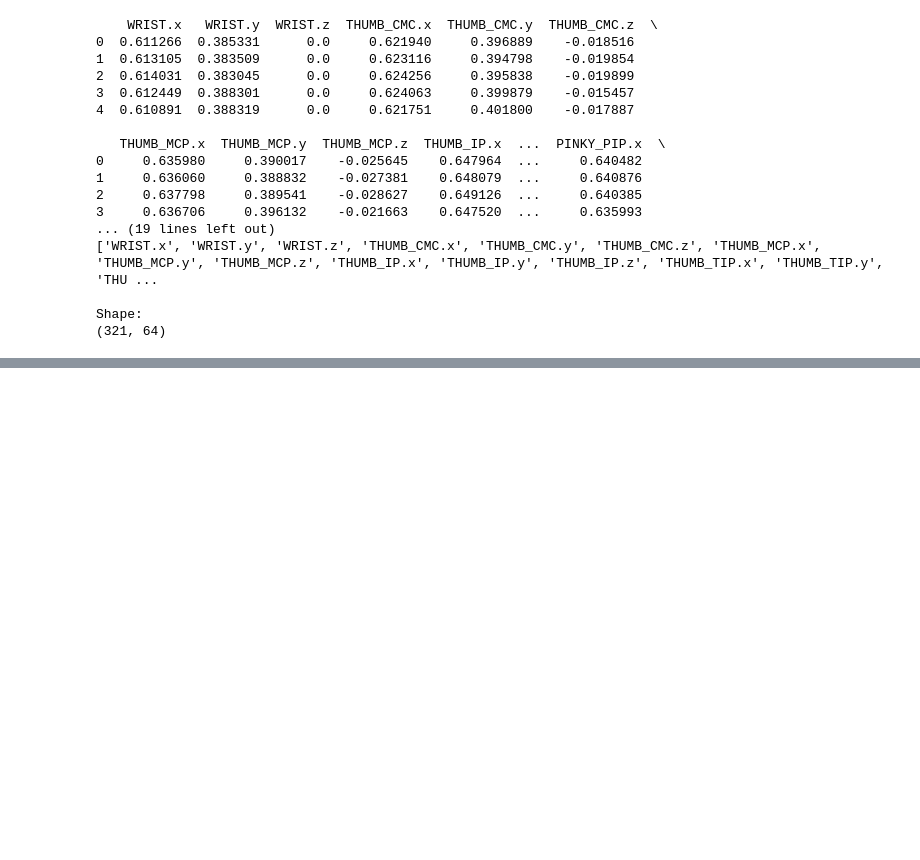
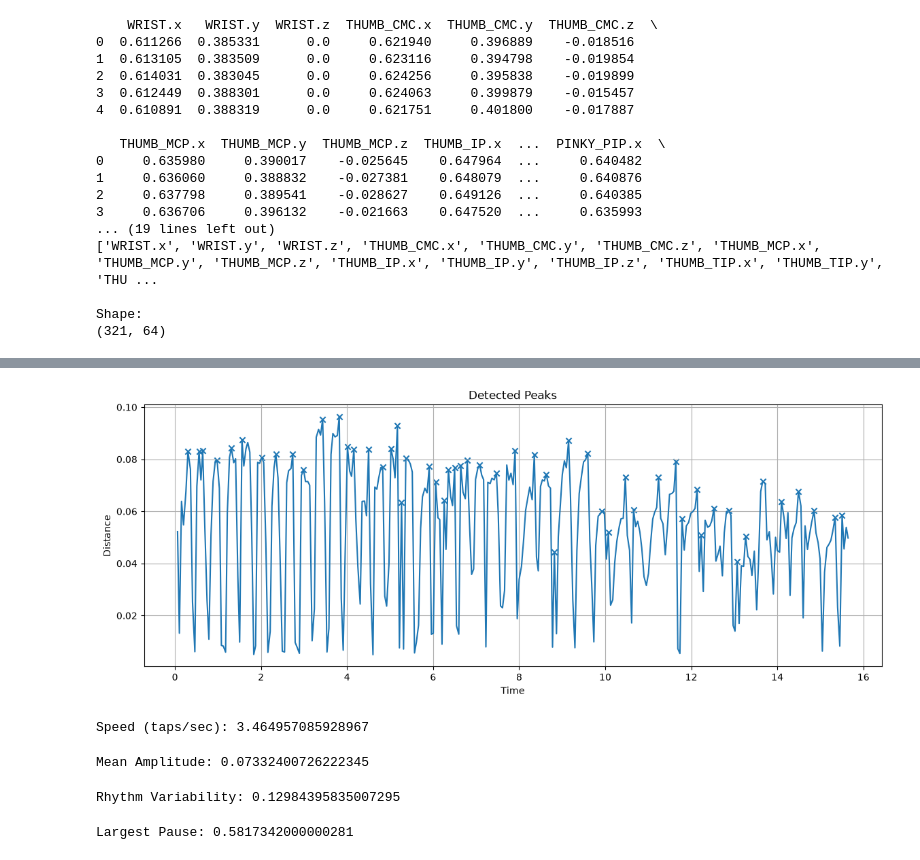
Before and after one commit to Aashi8810/Finger-Tapping-model-building-, a Jupyter notebook: EDA.ipynb, the cells around one changed output, grey strips where cells are left out. Cells and saved outputs as stored; diff of their text form; code cells hidden in the pictures; blank space fills up the shorter version.

```diff
--- a/EDA.ipynb
+++ b/EDA.ipynb
@@ -250,0 +297,74 @@ Shape:
+# %%
+#Dtect Peaks in the distance data
+from scipy.signal import find_peaks
+
+peaks, properties = find_peaks(
+    df["distance"],
+    prominence=0.01
+)
+
+plt.figure(figsize=(14,5))
+
+plt.plot(df["TIME"], df["distance"])
+
+plt.scatter(
+    df["TIME"].iloc[peaks],
+    df["distance"].iloc[peaks],
+    marker="x"
+)
+
+plt.xlabel("Time")
+plt.ylabel("Distance")
+plt.title("Detected Peaks")
+plt.grid(True)
+
+plt.show()
+# %% [output]
+[figure, added]
+# %%
+#Speed calculation
+duration = (
+    df["TIME"].max()
+    - df["TIME"].min()
+)
+
+tap_count = len(peaks)
+
+speed = tap_count / duration
+
+print("Speed (taps/sec):", speed)
+# %% [output]
+Speed (taps/sec): 3.464957085928967
+# %%
+#Amplitude calculation
+peak_amplitudes = df["distance"].iloc[peaks]
+
+mean_amplitude = peak_amplitudes.mean()
+
+print("Mean Amplitude:", mean_amplitude)
+# %% [output]
+Mean Amplitude: 0.07332400726222345
+# %%
+#Hesitation calculation
+tap_times = df["TIME"].iloc[peaks]
+
+intervals = tap_times.diff().dropna()
+
+hesitation_variability = intervals.std()
+
+print(
+    "Rhythm Variability:",
+    hesitation_variability
+)
+# %% [output]
+Rhythm Variability: 0.12984395835007295
+# %%
+#Halts calculation
+largest_pause = intervals.max()
+
+print(
+    "Largest Pause:",
+    largest_pause
+)
+# %% [output]
+Largest Pause: 0.5817342000000281
```
Also changed, not shown: parts of 2 cells of this notebook.
